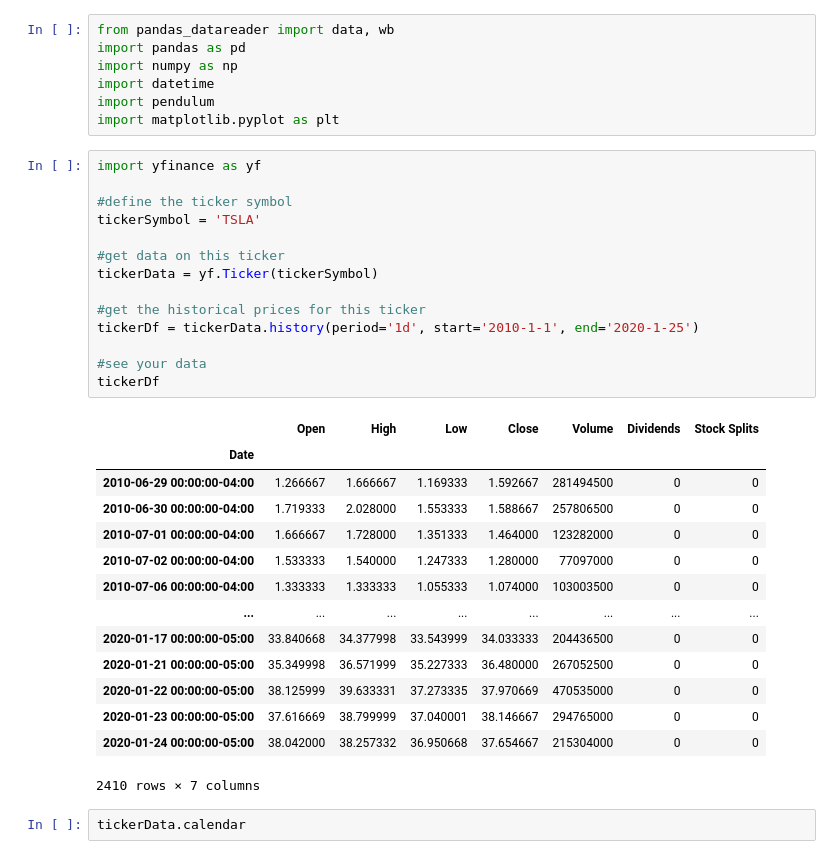
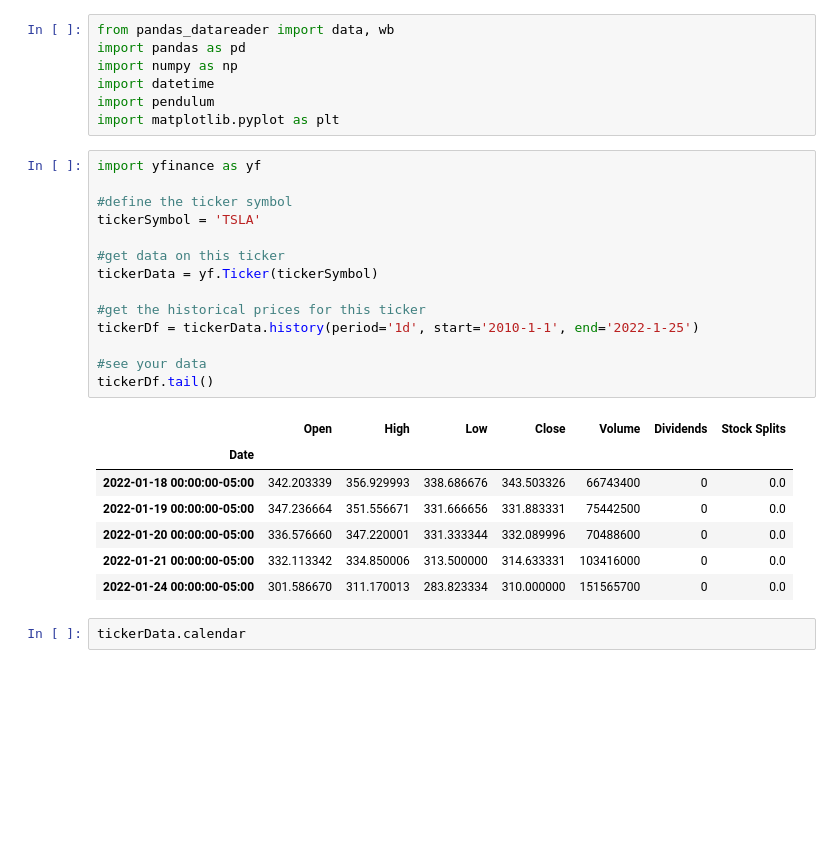
Before and after one commit to ghelaseG/data_science_project_stocks, a Jupyter notebook: data_collection.ipynb, the cells around one changed output. Drawn from its saved outputs; the diff is of its cells as text; blank space fills up the shorter version.

Commit message:
Data Science Stocks First Project
some trials

```diff
--- a/data_collection.ipynb
+++ b/data_collection.ipynb
@@ -8,32 +8,25 @@ import matplotlib.pyplot as plt
 # %%
 import yfinance as yf
 
 #define the ticker symbol
 tickerSymbol = 'TSLA'
 
 #get data on this ticker
 tickerData = yf.Ticker(tickerSymbol)
 
 #get the historical prices for this ticker
-tickerDf = tickerData.history(period='1d', start='2010-1-1', end='2020-1-25')
+tickerDf = tickerData.history(period='1d', start='2010-1-1', end='2022-1-25')
 
 #see your data
-tickerDf
+tickerDf.tail()
 # %% [output]
 |  | Open | High | Low | Close | Volume | Dividends | Stock Splits |
 | Date |  |  |  |  |  |  |  |
-| 2010-06-29 00:00:00-04:00 | 1.266667 | 1.666667 | 1.169333 | 1.592667 | 281494500 | 0 | 0 |
-| 2010-06-30 00:00:00-04:00 | 1.719333 | 2.028000 | 1.553333 | 1.588667 | 257806500 | 0 | 0 |
-| 2010-07-01 00:00:00-04:00 | 1.666667 | 1.728000 | 1.351333 | 1.464000 | 123282000 | 0 | 0 |
-| 2010-07-02 00:00:00-04:00 | 1.533333 | 1.540000 | 1.247333 | 1.280000 | 77097000 | 0 | 0 |
-| 2010-07-06 00:00:00-04:00 | 1.333333 | 1.333333 | 1.055333 | 1.074000 | 103003500 | 0 | 0 |
-| ... | ... | ... | ... | ... | ... | ... | ... |
-| 2020-01-17 00:00:00-05:00 | 33.840668 | 34.377998 | 33.543999 | 34.033333 | 204436500 | 0 | 0 |
-| 2020-01-21 00:00:00-05:00 | 35.349998 | 36.571999 | 35.227333 | 36.480000 | 267052500 | 0 | 0 |
-| 2020-01-22 00:00:00-05:00 | 38.125999 | 39.633331 | 37.273335 | 37.970669 | 470535000 | 0 | 0 |
-| 2020-01-23 00:00:00-05:00 | 37.616669 | 38.799999 | 37.040001 | 38.146667 | 294765000 | 0 | 0 |
-| 2020-01-24 00:00:00-05:00 | 38.042000 | 38.257332 | 36.950668 | 37.654667 | 215304000 | 0 | 0 |
+| 2022-01-18 00:00:00-05:00 | 342.203339 | 356.929993 | 338.686676 | 343.503326 | 66743400 | 0 | 0.0 |
+| 2022-01-19 00:00:00-05:00 | 347.236664 | 351.556671 | 331.666656 | 331.883331 | 75442500 | 0 | 0.0 |
+| 2022-01-20 00:00:00-05:00 | 336.576660 | 347.220001 | 331.333344 | 332.089996 | 70488600 | 0 | 0.0 |
+| 2022-01-21 00:00:00-05:00 | 332.113342 | 334.850006 | 313.500000 | 314.633331 | 103416000 | 0 | 0.0 |
+| 2022-01-24 00:00:00-05:00 | 301.586670 | 311.170013 | 283.823334 | 310.000000 | 151565700 | 0 | 0.0 |
-2410 rows × 7 columns
 # %%
 tickerData.calendar
 # %% [output]
```
Also changed, not shown: parts of 1 cell of this notebook, 2 other files.
